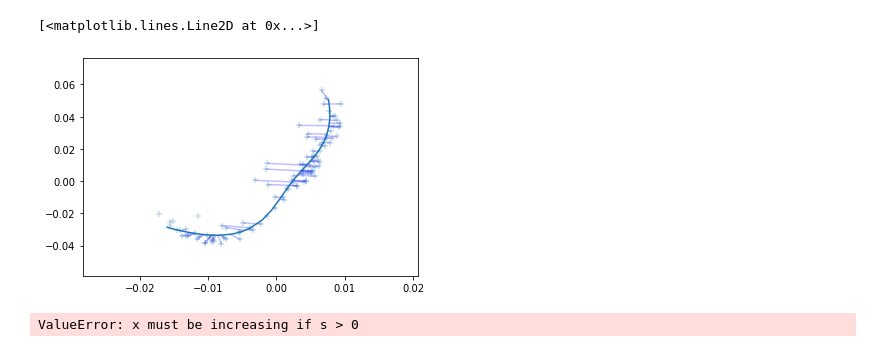
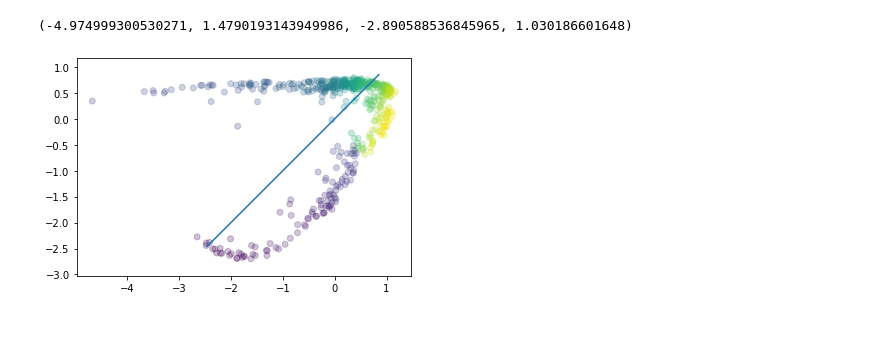
Before and after one commit to zsteve/pcurvepy, a Jupyter notebook: test.ipynb, the cells around one changed output. Cells and saved outputs as stored; diff of their text form; code cells hidden in the pictures.

```diff
--- a/test.ipynb
+++ b/test.ipynb
@@ -29,7 +33,7 @@ def proj(a, x):
     return np.kron(np.dot(x, a)/np.dot(a, a), a).reshape(x.shape)
 
 def renorm_parameterisation(p):
-    seg_lens = [np.linalg.norm(p[i, :] - p[i+1, :]) for i in range(0, p.shape[0]-1)]
+    seg_lens = np.linalg.norm(p[1:] - p[0:-1], axis = 1)
     s = np.zeros(p.shape[0])
     s[1:] = np.cumsum(seg_lens)
     s = s/sum(seg_lens)
@@ -42,52 +46,31 @@ def proj_to_segment(x, a, b):
     return z+a
 
 def dist_to_segment(x, a, b):
-    return min([np.linalg.norm(x-a), np.linalg.norm(x-b),
-               np.linalg.norm((x - proj_to_segment(x, a, b)))])
+    return min([np.linalg.norm(x-a), np.linalg.norm(x-b), np.linalg.norm((x - proj_to_segment(x, a, b)))])
+
+def project(x, p, s):
+    s_interp = np.zeros(x.shape[0])
+    for i in range(0, x.shape[0]):
+        z = x[i, :]
+        seg_proj = np.diag(np.einsum('ij,ij->i', z - p[0:-1], p[1:] - p[0:-1])/np.power(np.linalg.norm(p[1:] - p[0:-1], axis = 1), 2))@(p[1:] - p[0:-1])
+        proj_dist = (z - p[0:-1]) - seg_proj
+        dist_endpts = np.minimum(np.linalg.norm(z - p[0:-1], axis = 1), np.linalg.norm(z - p[1:], axis = 1))
+        dist_seg = np.maximum(np.linalg.norm(proj_dist, axis = 1), dist_endpts)
+
+        idx_min = np.argmin(dist_seg)
+        q = seg_proj[idx_min]
+        s_interp[i] = (np.linalg.norm(q)/np.linalg.norm(p[idx_min + 1, :] - p[idx_min, :]))*(s[idx_min+1]-s[idx_min]) + s[idx_min]
+    return s_interp
 # %%
+plt.scatter(x[:, 0], x[:, 1], alpha = 0.25, c = index)
+
 p = proj(pc1, x) # starting point for iteration
 order = np.argsort([np.linalg.norm(p[0, :] - p[i, :]) for i in range(0, p.shape[0])])
 p = p[order]
+s = renorm_parameterisation(p)
+
+plt.plot(p[:, 0], p[:, 1])
+plt.axis('equal')
+# %% [output]
+(-4.974999300530271, 1.4790193143949986, -2.890588536845965, 1.030186601648)
+[figure, added]
-# %%
-s = renorm_parameterisation(p)
-
-plt.scatter(x[:, 0], x[:, 1], alpha = 0.25, marker = '+')
-
-s_interp = np.zeros(x.shape[0])
-# project to curve
-# for i in range(0, x.shape[0]):
-for i in range(0, x.shape[0]):
-    z = x[i, :]
-    val_min = np.Inf
-    idx_min = 0
-    for j in range(0, p.shape[0]-1):
-        d = dist_to_segment(z, p[j, :], p[j+1, :])
-        if d < val_min:
-            val_min = d
-            idx_min = j
-    q = proj_to_segment(z, p[idx_min, :], p[idx_min+1, :])
-    s_interp[i] = (np.linalg.norm(q - p[idx_min, :])/np.linalg.norm(p[idx_min+1, :] - p[idx_min, :]))*(s[idx_min+1]-s[idx_min]) + s[idx_min]
-    abline(z, q)
-
-plt.plot(p[:, 0], p[:, 1])
-# %% [output]
-[<matplotlib.lines.Line2D at 0x...>]
-[figure, removed]
-# %%
-order = np.argsort(s_interp)
-s_interp = s_interp[order]
-x = x[order, :]
-
-sx = UnivariateSpline(s_interp, x[:, 0], k = 5)
-sy = UnivariateSpline(s_interp, x[:, 1], k = 5)
-
-spline_x = sx(s_interp)
-spline_y = sy(s_interp)
-p[:, 0] = spline_x
-p[:, 1] = spline_y
-s = s_interp
-
-plt.scatter(x[:, 0], x[:, 1], alpha = 0.25, marker = '+')
-plt.plot(spline_x, spline_y)
-# %% [output]
-ValueError: x must be increasing if s > 0
```
Also changed, not shown: parts of 4 cells of this notebook.
